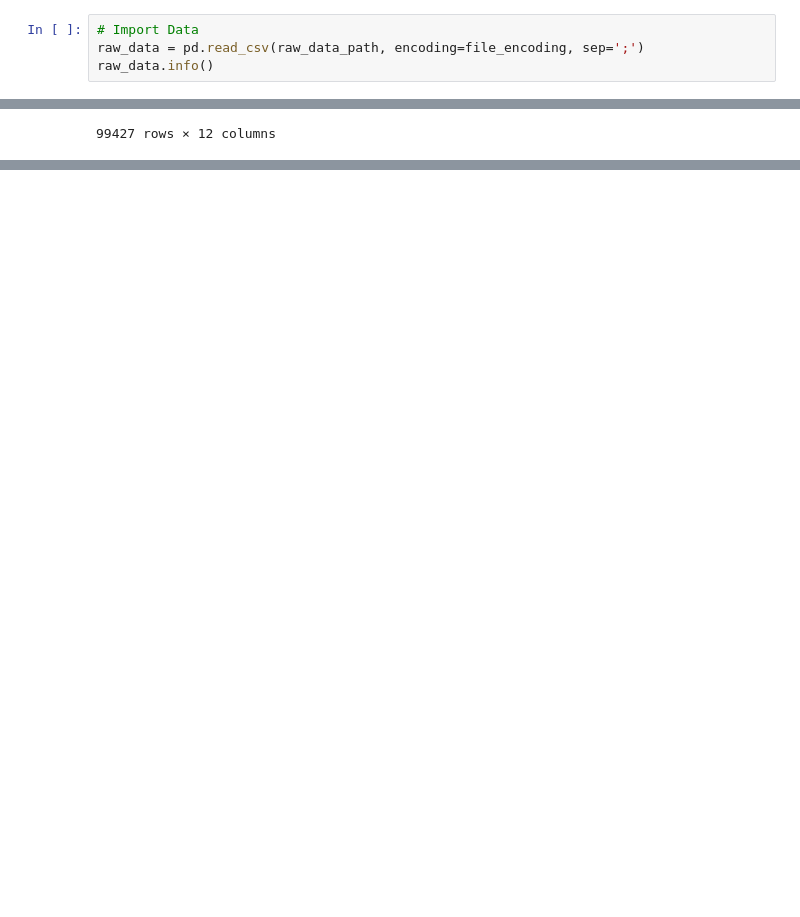
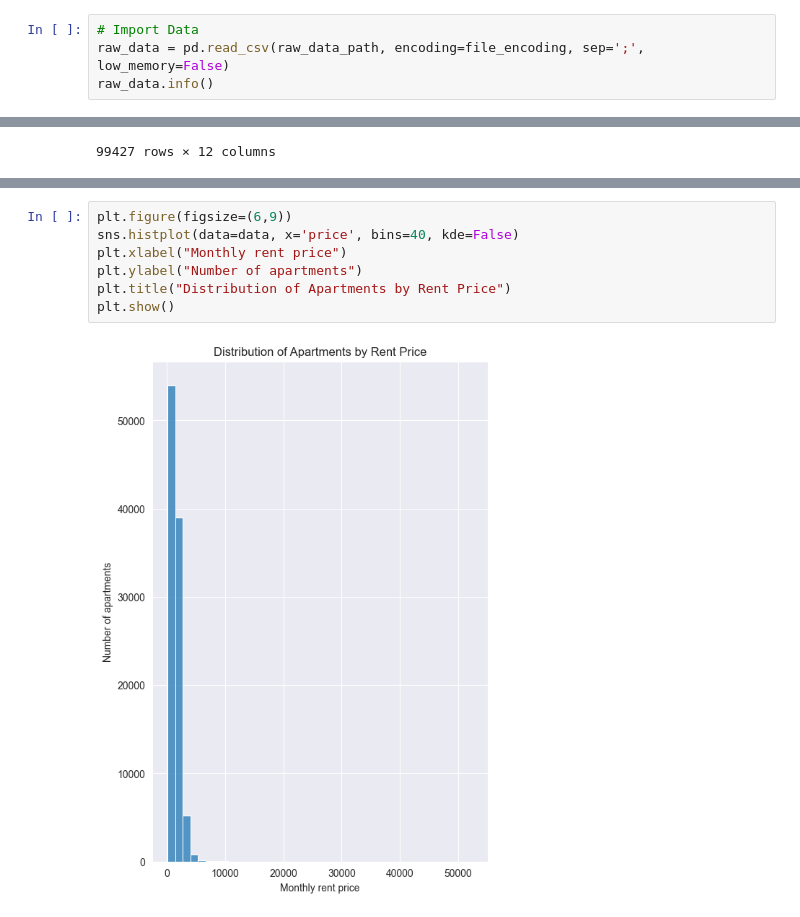
Before and after one commit to Mathias1997/Projekt-Rentprice, a Jupyter notebook: rent_price_exam.ipynb, the cells around one changed output, grey strips where cells are left out. Saved outputs shown, nothing was run; the diff lists cells and outputs as text; blank space fills up the shorter version.

Commit message:
EDA and Data cleaning

```diff
--- a/rent_price_exam.ipynb
+++ b/rent_price_exam.ipynb
@@ -20,7 +20,7 @@ file_encoding
 'Windows-1252'
 # %%
 # Import Data
-raw_data = pd.read_csv(raw_data_path, encoding=file_encoding, sep=';')
+raw_data = pd.read_csv(raw_data_path, encoding=file_encoding, sep=';', low_memory=False)
 raw_data.info()
 # %% [output]
 <class 'pandas.core.frame.DataFrame'>
@@ -126,0 +150,9 @@ data
+# %%
+plt.figure(figsize=(6,9))
+sns.histplot(data=data, x='price', bins=40, kde=False)
+plt.xlabel("Monthly rent price")
+plt.ylabel("Number of apartments")
+plt.title("Distribution of Apartments by Rent Price")
+plt.show()
+# %% [output]
+[figure, added]
```
Also changed, not shown: parts of 7 cells of this notebook.
